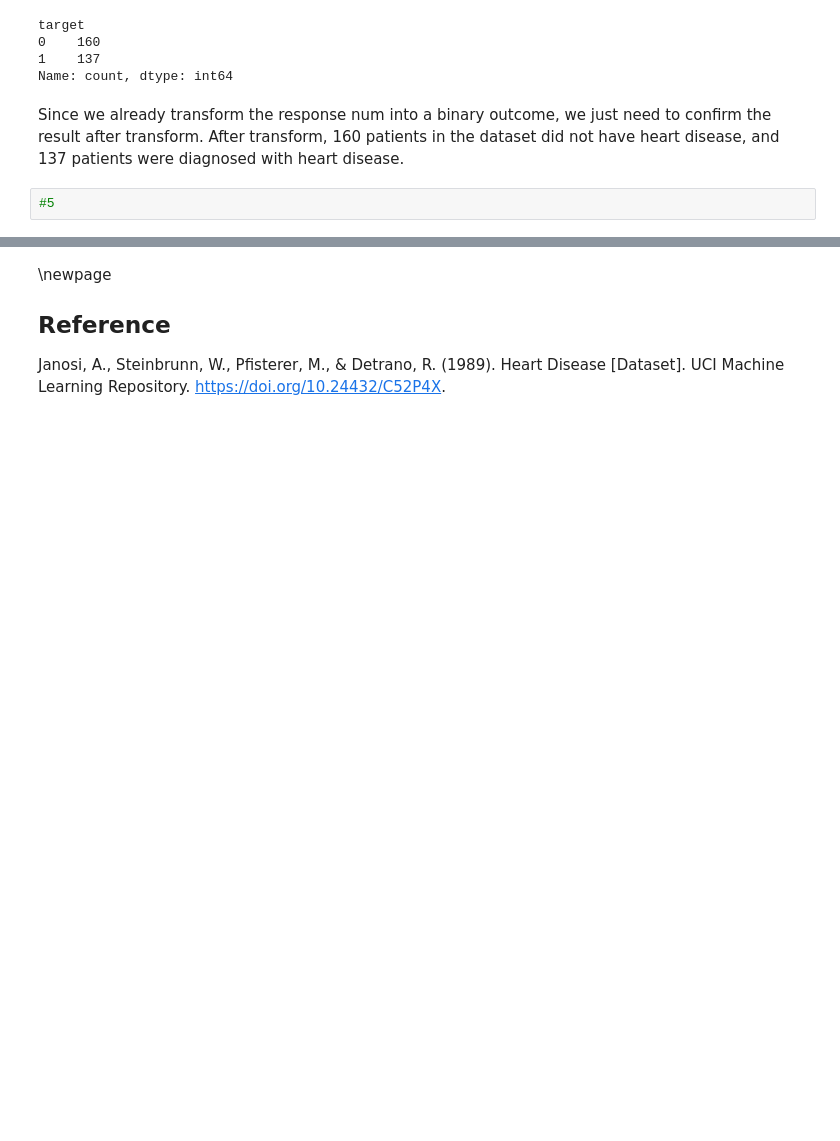
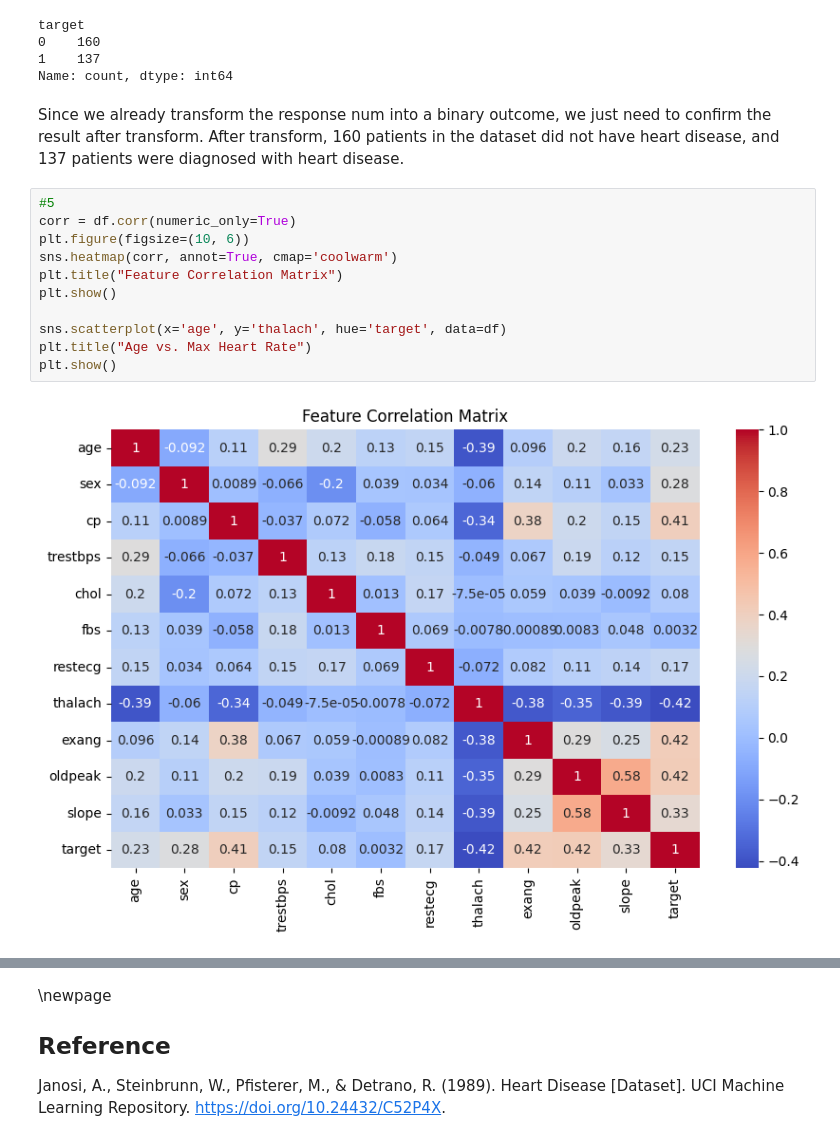
Before and after one commit to LeyuanShen/heart_disease_classification, a Jupyter notebook: assignment6.ipynb, the cells around one changed output, grey strips where cells are left out. Drawn from its saved outputs; the diff is of its cells as text; blank space fills up the shorter version.

```diff
--- a/assignment6.ipynb
+++ b/assignment6.ipynb
@@ -117,5 +118,16 @@ target
 Name: count, dtype: int64
 # %% [markdown]
 Since we already transform the response num into a binary outcome, we just need to confirm the result after transform. After transform, 160 patients in the dataset did not have heart disease, and 137 patients were diagnosed with heart disease.
-# %%
-#5
+# %%
+#5
+corr = df.corr(numeric_only=True)
+plt.figure(figsize=(10, 6))
+sns.heatmap(corr, annot=True, cmap='coolwarm')
+plt.title("Feature Correlation Matrix")
+plt.show()
+
+sns.scatterplot(x='age', y='thalach', hue='target', data=df)
+plt.title("Age vs. Max Heart Rate")
+plt.show()
+# %% [output]
+[figure, added]
```
Also changed, not shown: parts of 3 cells of this notebook.
